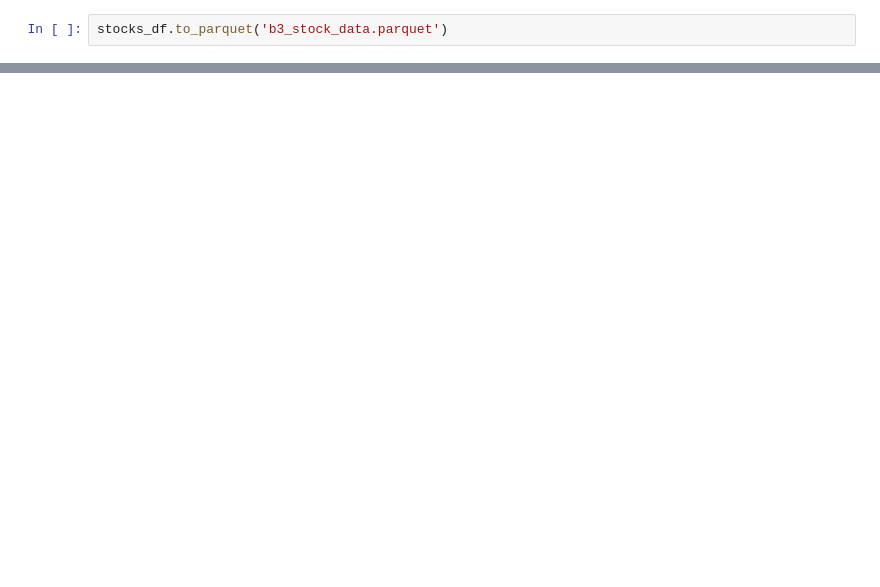
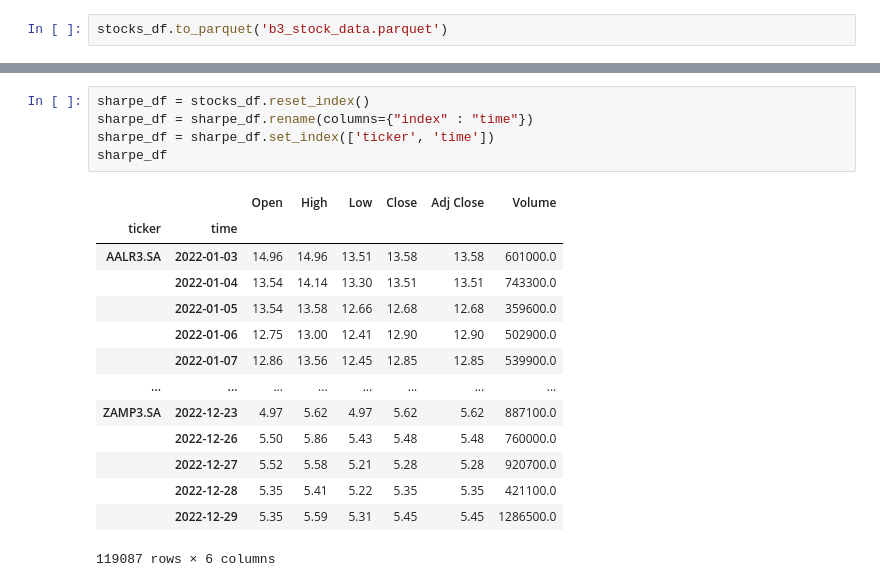
Before and after one commit to fell100/Metaheuristics, a Jupyter notebook: GRASP/grasp.ipynb, the cells around one changed output, grey strips where cells are left out. Cells and saved outputs as stored; diff of their text form; blank space fills up the shorter version.

```diff
--- a/GRASP/grasp.ipynb
+++ b/GRASP/grasp.ipynb
@@ -252,0 +313,20 @@ SyntaxError: invalid syntax (1239779345.py, line 1)
+# %%
+sharpe_df = stocks_df.reset_index()
+sharpe_df = sharpe_df.rename(columns={"index" : "time"})
+sharpe_df = sharpe_df.set_index(['ticker', 'time'])
+sharpe_df
+# %% [output]
+|  |  | Open | High | Low | Close | Adj Close | Volume |
+| ticker | time |  |  |  |  |  |  |
+| AALR3.SA | 2022-01-03 | 14.96 | 14.96 | 13.51 | 13.58 | 13.58 | 601000.0 |
+|  | 2022-01-04 | 13.54 | 14.14 | 13.30 | 13.51 | 13.51 | 743300.0 |
+|  | 2022-01-05 | 13.54 | 13.58 | 12.66 | 12.68 | 12.68 | 359600.0 |
+|  | 2022-01-06 | 12.75 | 13.00 | 12.41 | 12.90 | 12.90 | 502900.0 |
+|  | 2022-01-07 | 12.86 | 13.56 | 12.45 | 12.85 | 12.85 | 539900.0 |
+| ... | ... | ... | ... | ... | ... | ... | ... |
+| ZAMP3.SA | 2022-12-23 | 4.97 | 5.62 | 4.97 | 5.62 | 5.62 | 887100.0 |
+|  | 2022-12-26 | 5.50 | 5.86 | 5.43 | 5.48 | 5.48 | 760000.0 |
+|  | 2022-12-27 | 5.52 | 5.58 | 5.21 | 5.28 | 5.28 | 920700.0 |
+|  | 2022-12-28 | 5.35 | 5.41 | 5.22 | 5.35 | 5.35 | 421100.0 |
+|  | 2022-12-29 | 5.35 | 5.59 | 5.31 | 5.45 | 5.45 | 1286500.0 |
+119087 rows × 6 columns
```
Also changed, not shown: parts of 29 cells of this notebook, 1 other file.
